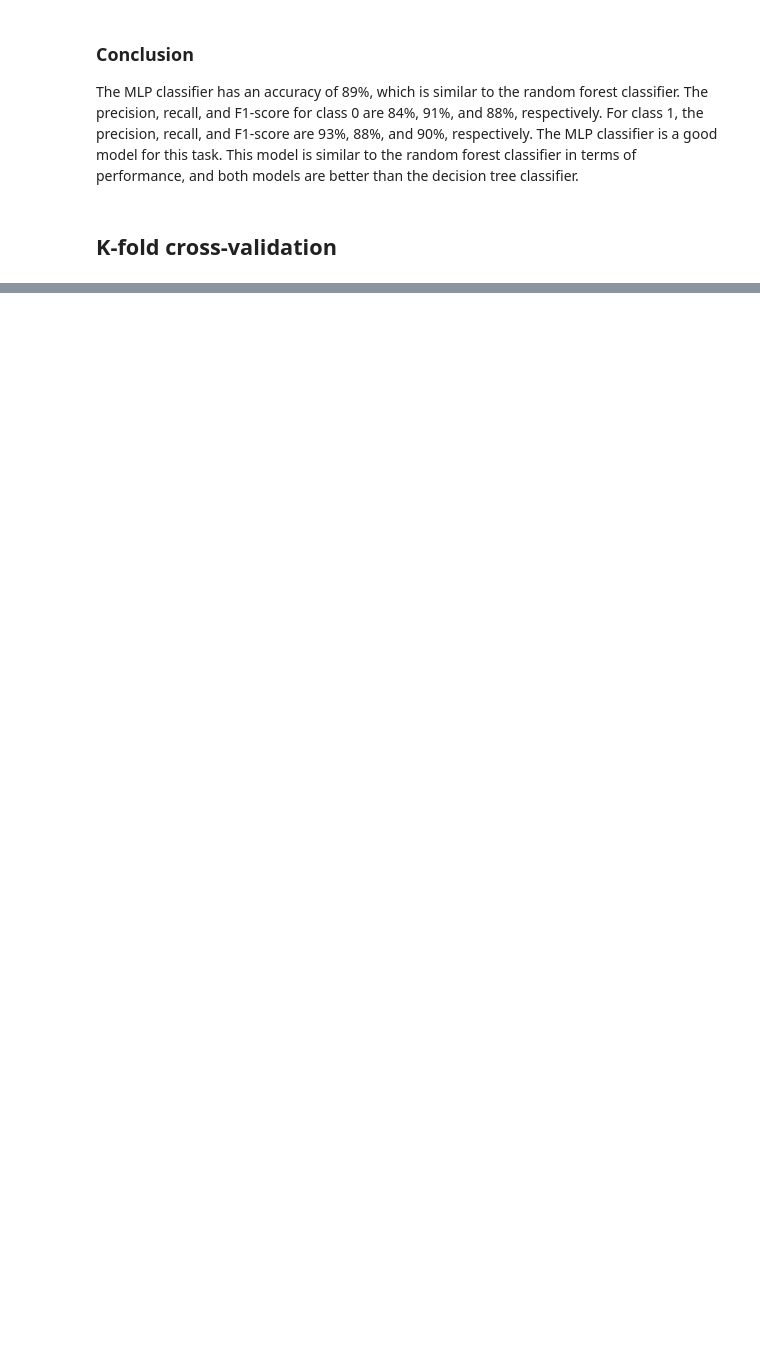
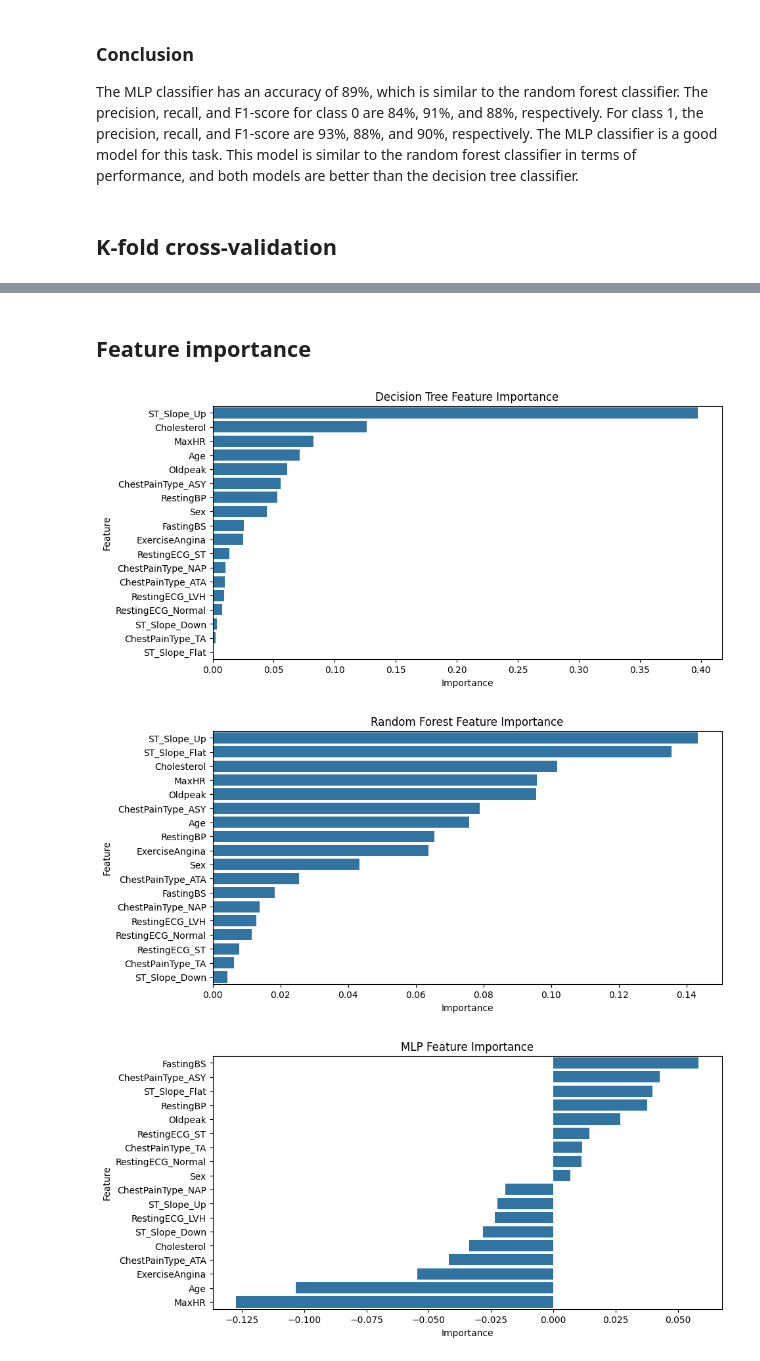
Before and after one commit to janchovanec/ZSU-Projekt, a Jupyter notebook: notebooks/classification.ipynb, the cells around one changed output, grey strips where cells are left out. Drawn from its saved outputs; the diff is of its cells as text; code cells hidden in the pictures; blank space fills up the shorter version.

```diff
--- a/notebooks/classification.ipynb
+++ b/notebooks/classification.ipynb
@@ -400,0 +542,49 @@ The MLP classifier has an accuracy of 89%, which is similar to the random forest
+# %% [markdown]
+## Feature importance
+# %%
+# Feature Importance
+## Decision Tree
+dt_feature_importance = dt_model.feature_importances_
+dt_feature_importance_df = pd.DataFrame(
+    {"Feature": X.columns, "Importance": dt_feature_importance}
+)
+dt_feature_importance_df = dt_feature_importance_df.sort_values(
+    by="Importance", ascending=False
+)
+
+plt.figure(figsize=(10, 5))
+sns.barplot(x="Importance", y="Feature", data=dt_feature_importance_df)
+plt.title("Decision Tree Feature Importance")
+plt.show()
+
+## Random Forest
+rf_feature_importance = rf_model.feature_importances_
+rf_feature_importance_df = pd.DataFrame(
+    {"Feature": X.columns, "Importance": rf_feature_importance}
+)
+rf_feature_importance_df = rf_feature_importance_df.sort_values(
+    by="Importance", ascending=False
+)
+
+plt.figure(figsize=(10, 5))
+sns.barplot(x="Importance", y="Feature", data=rf_feature_importance_df)
+plt.title("Random Forest Feature Importance")
+plt.show()
+
+## MLP
+mlp_feature_importance = mlp_model.coefs_
+mlp_feature_importance_df = pd.DataFrame(
+    {"Feature": X.columns, "Importance": mlp_feature_importance[0].mean(axis=1)}
+)
+mlp_feature_importance_df = mlp_feature_importance_df.sort_values(
+    by="Importance", ascending=False
+)
+
+plt.figure(figsize=(10, 5))
+sns.barplot(x="Importance", y="Feature", data=mlp_feature_importance_df)
+plt.title("MLP Feature Importance")
+plt.show()
+# %% [output]
+[figure, added]
+[figure, added]
+[figure, added]
```
Also changed, not shown: parts of 15 cells of this notebook.
